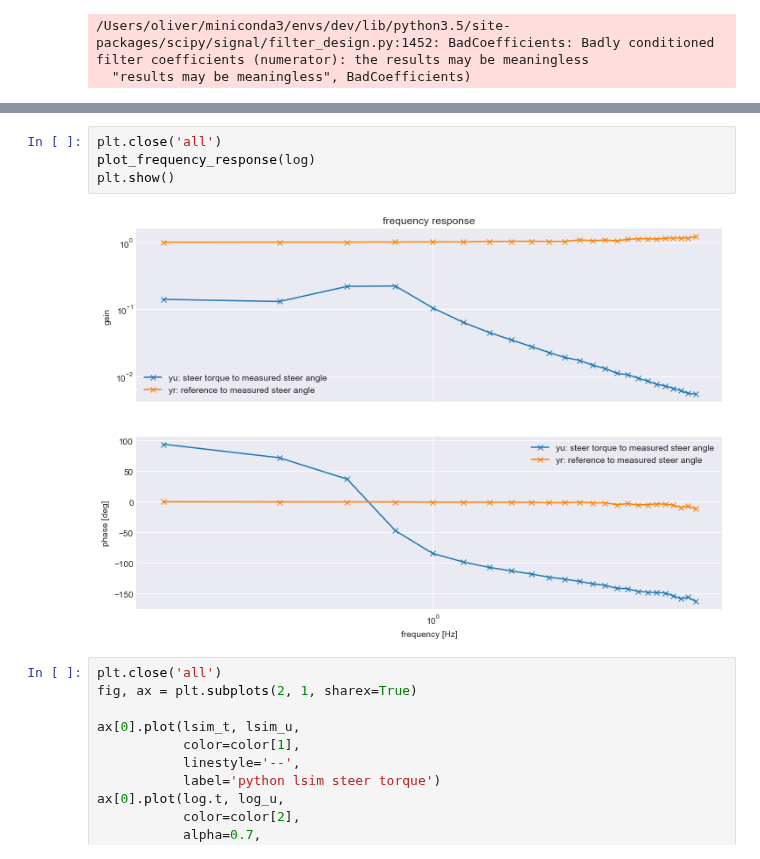
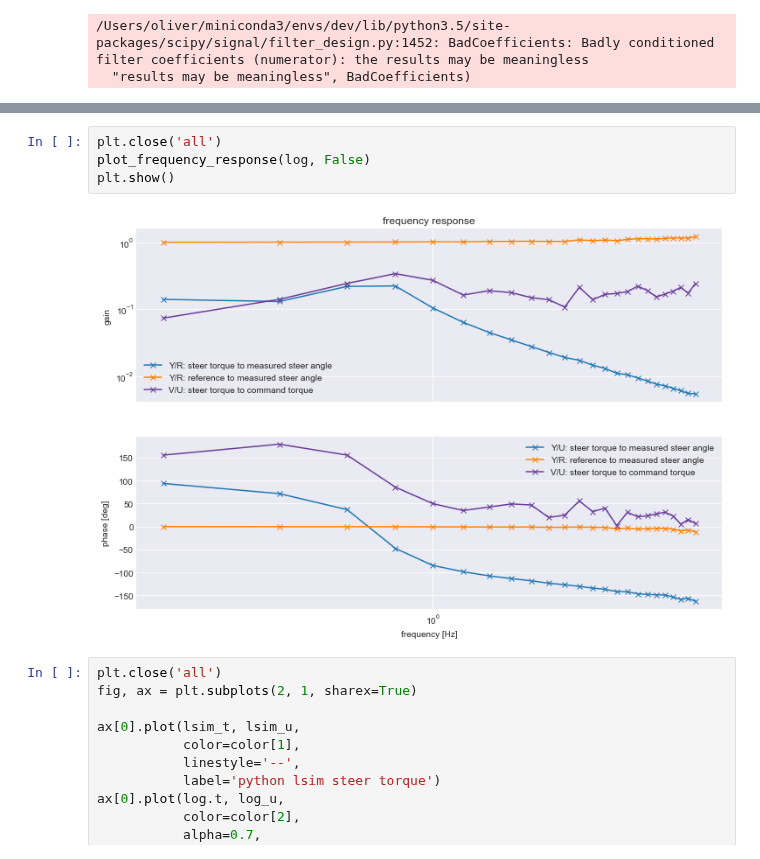
Before and after one commit to oliverlee/phobos, a Jupyter notebook: scripts/controller_frequency_response.ipynb, the cells around one changed output, grey strips where cells are left out. Cells and saved outputs as stored; diff of their text form.

Commit message:
Add response plots from steer torque to command torque

```diff
--- a/scripts/controller_frequency_response.ipynb
+++ b/scripts/controller_frequency_response.ipynb
@@ -237,10 +255,10 @@ def plot_frequency_response(log, model_response=False):
     return fig, ax
 # %%
 plt.close('all')
-plot_frequency_response(log)
+plot_frequency_response(log, False)
 plt.show()
 # %% [output]
-[figure, old version]
+[figure, new version]
 # %%
 plt.close('all')
 fig, ax = plt.subplots(2, 1, sharex=True)
```
Also changed, not shown: parts of 2 cells of this notebook.
